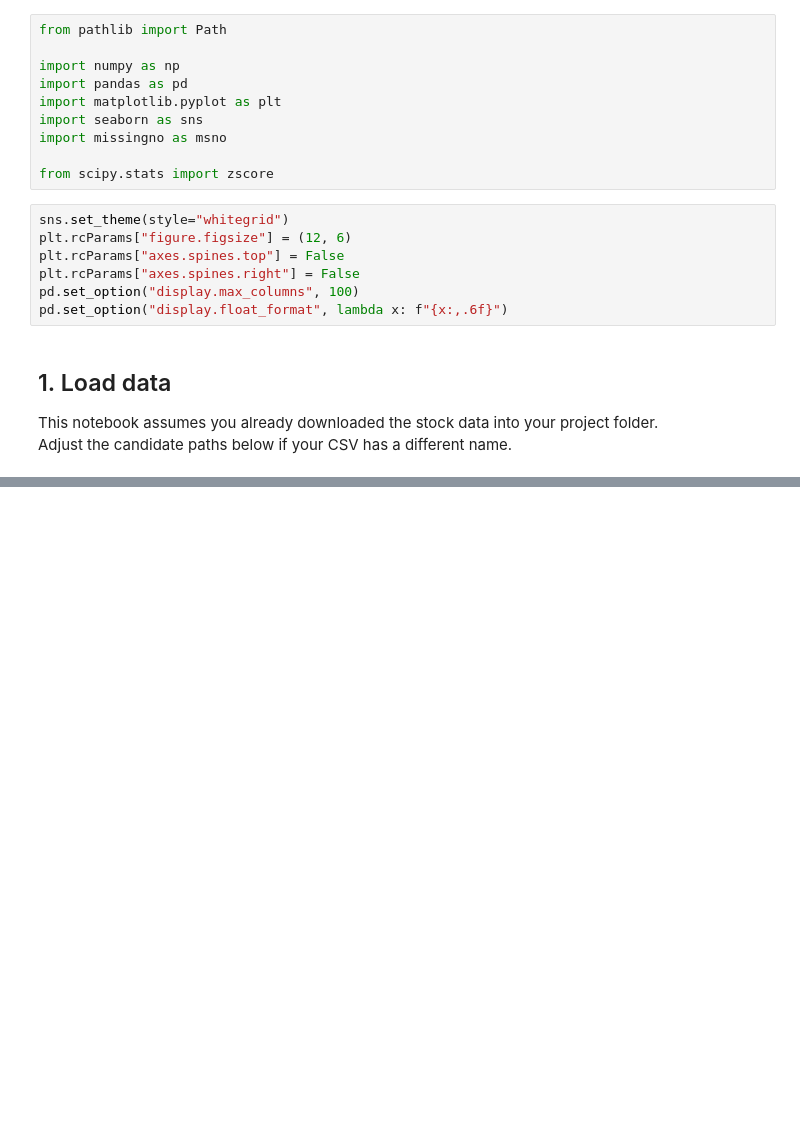
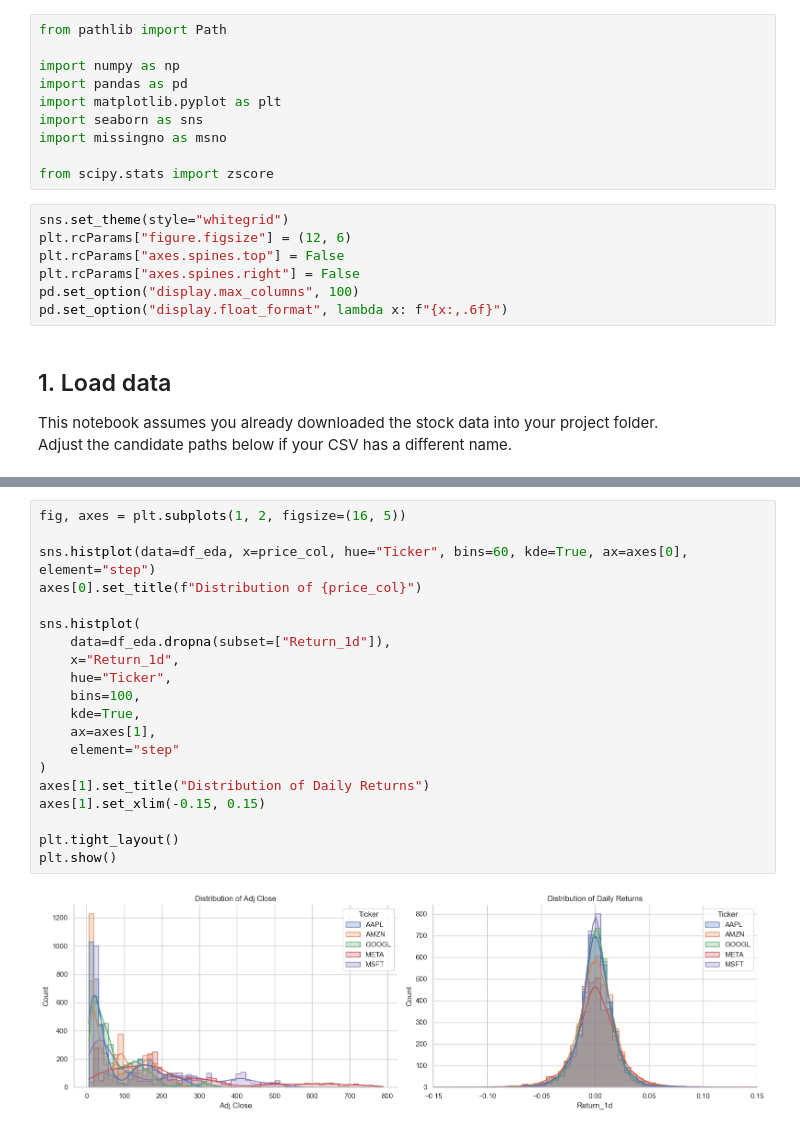
Before and after one commit to everyonehatesLin3lis/ts_project, a Jupyter notebook: 02_magic/03_models/02_EDA.ipynb, the cells around one changed output, grey strips where cells are left out. Drawn from its saved outputs; the diff is of its cells as text; blank space fills up the shorter version.

```diff
--- a/02_magic/03_models/02_EDA.ipynb
+++ b/02_magic/03_models/02_EDA.ipynb
@@ -57,0 +257,22 @@ FileNotFoundError: Could not find the stock price CSV. Update `candidate_paths`
+# %%
+fig, axes = plt.subplots(1, 2, figsize=(16, 5))
+
+sns.histplot(data=df_eda, x=price_col, hue="Ticker", bins=60, kde=True, ax=axes[0], element="step")
+axes[0].set_title(f"Distribution of {price_col}")
+
+sns.histplot(
+    data=df_eda.dropna(subset=["Return_1d"]),
+    x="Return_1d",
+    hue="Ticker",
+    bins=100,
+    kde=True,
+    ax=axes[1],
+    element="step"
+)
+axes[1].set_title("Distribution of Daily Returns")
+axes[1].set_xlim(-0.15, 0.15)
+
+plt.tight_layout()
+plt.show()
+# %% [output]
+[figure, added]
```
Also changed, not shown: parts of 33 cells of this notebook.
